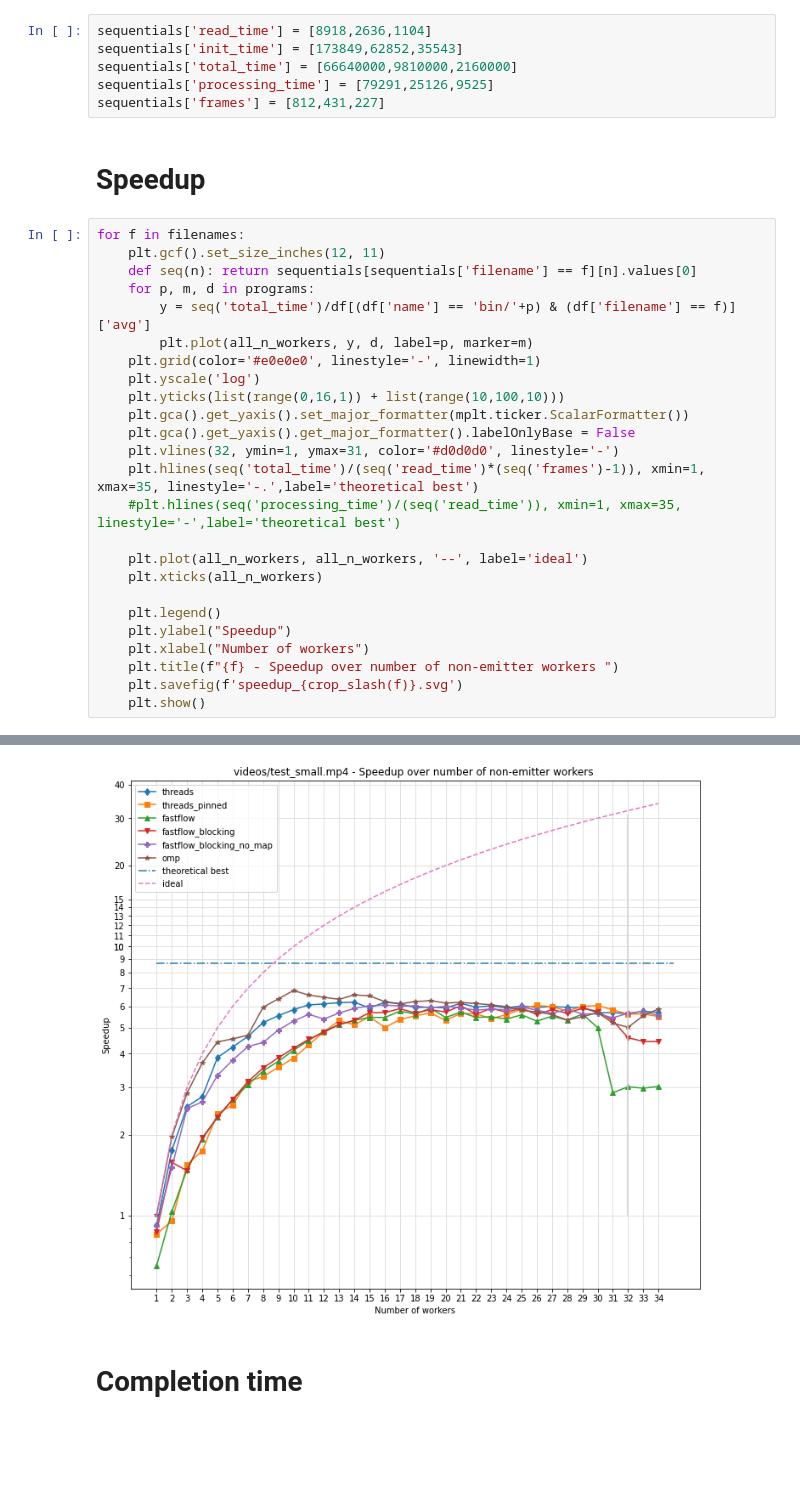
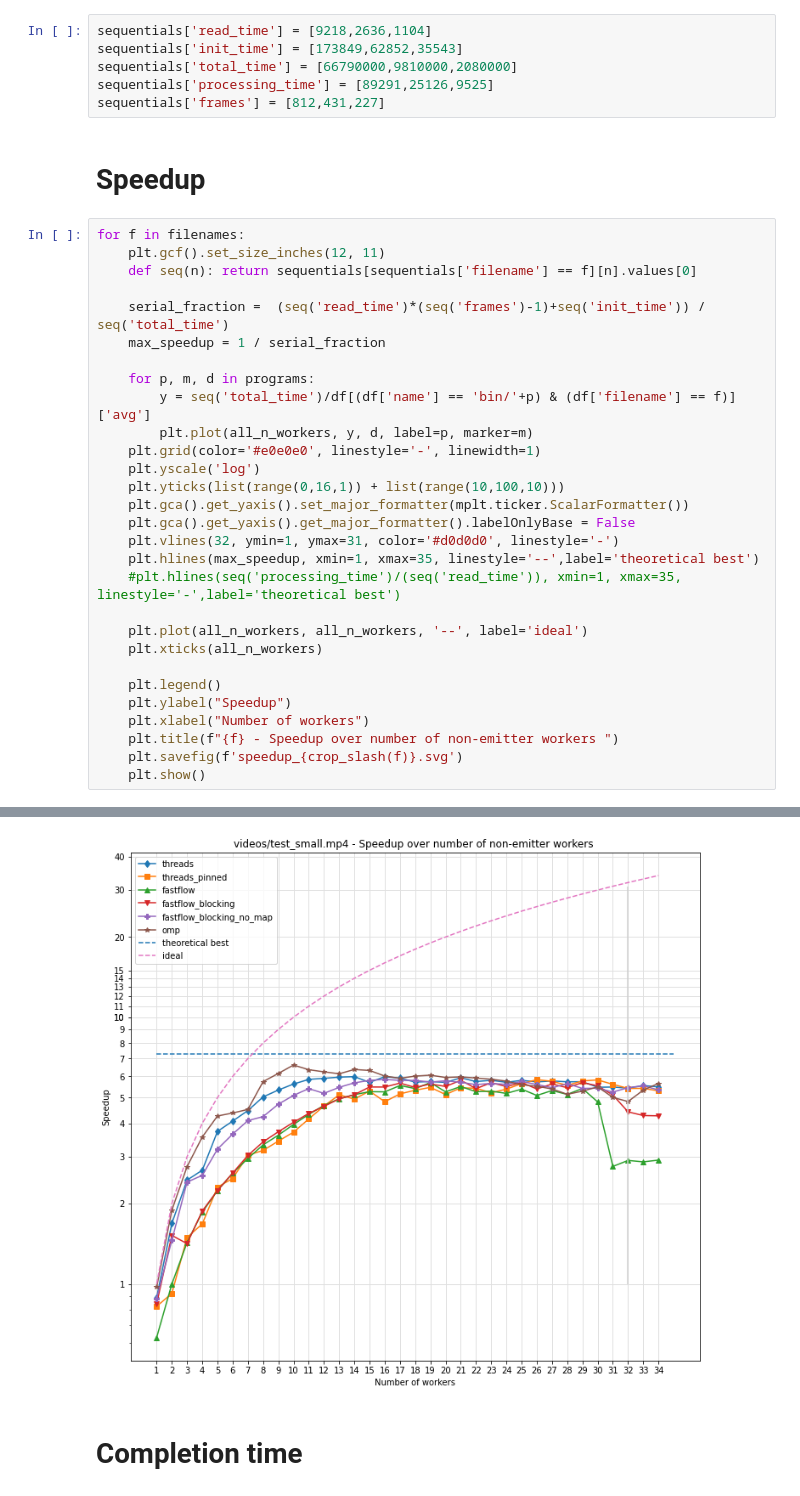
Before and after one commit to iwilare/video-motion-detection, a Jupyter notebook: plot/plot.ipynb, the cells around one changed output, grey strips where cells are left out. Drawn from its saved outputs; the diff is of its cells as text; blank space fills up the shorter version.

```diff
--- a/plot/plot.ipynb
+++ b/plot/plot.ipynb
@@ -34,10 +34,10 @@ programs = [('threads',                  'd', '-'),
             ('fastflow_blocking_no_map', 'P', '-'),
             ('omp',                      '*', '-')]
 # %%
-sequentials['read_time'] = [8918,2636,1104]
+sequentials['read_time'] = [9218,2636,1104]
 sequentials['init_time'] = [173849,62852,35543]
-sequentials['total_time'] = [66640000,9810000,2160000]
-sequentials['processing_time'] = [79291,25126,9525]
+sequentials['total_time'] = [66790000,9810000,2080000]
+sequentials['processing_time'] = [89291,25126,9525]
 sequentials['frames'] = [812,431,227]
 # %% [markdown]
 # Speedup
@@ -45,6 +45,10 @@ sequentials['frames'] = [812,431,227]
 for f in filenames:
     plt.gcf().set_size_inches(12, 11)
     def seq(n): return sequentials[sequentials['filename'] == f][n].values[0]
+
+    serial_fraction =  (seq('read_time')*(seq('frames')-1)+seq('init_time')) / seq('total_time')
+    max_speedup = 1 / serial_fraction
+
     for p, m, d in programs:
         y = seq('total_time')/df[(df['name'] == 'bin/'+p) & (df['filename'] == f)]['avg']
         plt.plot(all_n_workers, y, d, label=p, marker=m)
@@ -54,7 +58,7 @@ for f in filenames:
     plt.gca().get_yaxis().set_major_formatter(mplt.ticker.ScalarFormatter())
     plt.gca().get_yaxis().get_major_formatter().labelOnlyBase = False
     plt.vlines(32, ymin=1, ymax=31, color='#d0d0d0', linestyle='-')
-    plt.hlines(seq('total_time')/(seq('read_time')*(seq('frames')-1)), xmin=1, xmax=35, linestyle='-.',label='theoretical best')
+    plt.hlines(max_speedup, xmin=1, xmax=35, linestyle='--',label='theoretical best')
     #plt.hlines(seq('processing_time')/(seq('read_time')), xmin=1, xmax=35, linestyle='-',label='theoretical best')
 
     plt.plot(all_n_workers, all_n_workers, '--', label='ideal')
@@ -72,4 +76,4 @@ for f in filenames:
-[figure, old version]
+[figure, new version]
 # %% [markdown]
 # Completion time
 # %%
```
Also changed, not shown: parts of 2 cells of this notebook, 2 other files.
